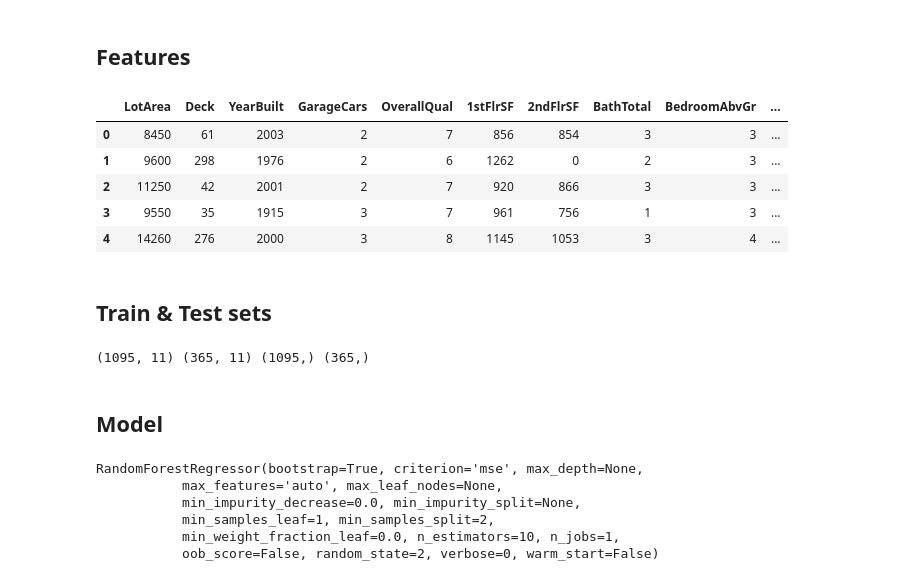
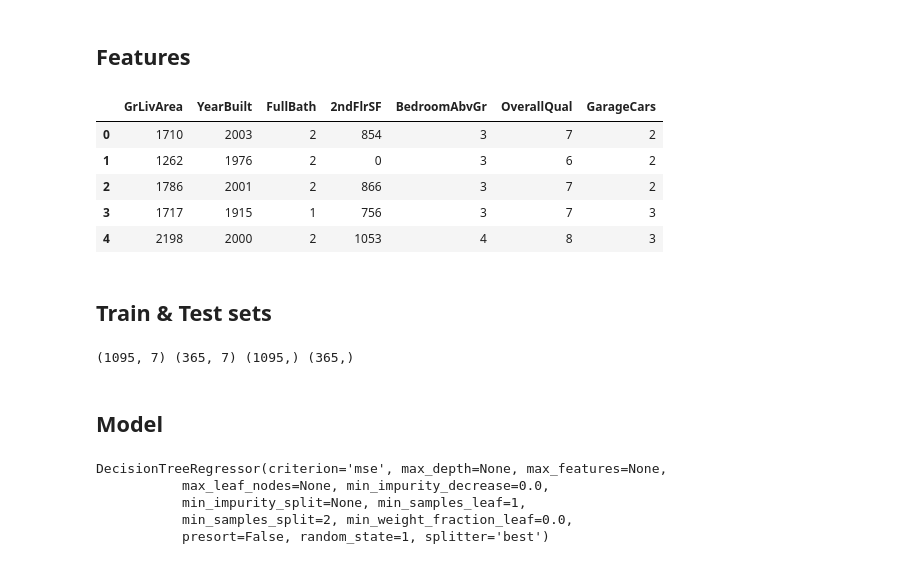
Before and after one commit to mkery/Verdant, a Jupyter notebook: notebooks_test/houses.ipynb, the cells around one changed output. Drawn from its saved outputs; the diff is of its cells as text; code cells hidden in the pictures.

```diff
--- a/notebooks_test/houses.ipynb
+++ b/notebooks_test/houses.ipynb
@@ -87,21 +58,17 @@ plt.show()
 # %% [markdown]
 ## Features
-# %%
-home_data["BathTotal"] = home_data["FullBath"] + home_data["HalfBath"]
-# %%
-home_data["Deck"] = home_data["WoodDeckSF"] + home_data["OpenPorchSF"] + home_data["ScreenPorch"]
 # %%
-home_features = ['LotArea', 'Deck', 'YearBuilt', 'GarageCars', 'OverallQual', '1stFlrSF', '2ndFlrSF', 'BathTotal', 'BedroomAbvGr', 'Fireplaces', 'TotRmsAbvGrd']
+home_features = ['GrLivArea', 'YearBuilt', 'FullBath', '2ndFlrSF', 'BedroomAbvGr', "OverallQual", "GarageCars" ]
 
 X = home_data[home_features]
 X.head()
 # %% [output]
-|  | LotArea | Deck | YearBuilt | GarageCars | OverallQual | 1stFlrSF | 2ndFlrSF | BathTotal | BedroomAbvGr | ... |
-| 0 | 8450 | 61 | 2003 | 2 | 7 | 856 | 854 | 3 | 3 | ... |
-| 1 | 9600 | 298 | 1976 | 2 | 6 | 1262 | 0 | 2 | 3 | ... |
-| 2 | 11250 | 42 | 2001 | 2 | 7 | 920 | 866 | 3 | 3 | ... |
-| 3 | 9550 | 35 | 1915 | 3 | 7 | 961 | 756 | 1 | 3 | ... |
-| 4 | 14260 | 276 | 2000 | 3 | 8 | 1145 | 1053 | 3 | 4 | ... |
+|  | GrLivArea | YearBuilt | FullBath | 2ndFlrSF | BedroomAbvGr | OverallQual | GarageCars |
+| 0 | 1710 | 2003 | 2 | 854 | 3 | 7 | 2 |
+| 1 | 1262 | 1976 | 2 | 0 | 3 | 6 | 2 |
+| 2 | 1786 | 2001 | 2 | 866 | 3 | 7 | 2 |
+| 3 | 1717 | 1915 | 1 | 756 | 3 | 7 | 3 |
+| 4 | 2198 | 2000 | 2 | 1053 | 4 | 8 | 3 |
 # %% [markdown]
 ## Train & Test sets
 # %%
@@ -111,25 +78,23 @@ from sklearn.model_selection import train_test_split
 train_X, val_X, train_y, val_y = train_test_split(X, Y, random_state = 0)
 print(train_X.shape, val_X.shape, train_y.shape, val_y.shape)
 # %% [output]
-(1095, 11) (365, 11) (1095,) (365,)
+(1095, 7) (365, 7) (1095,) (365,)
 # %% [markdown]
 ## Model
 # %%
 from sklearn.tree import DecisionTreeRegressor
-from sklearn.ensemble import RandomForestRegressor
 
 # the model
-house_model = RandomForestRegressor(random_state=2)
+house_model = DecisionTreeRegressor(random_state=1)
 
 # Fit model
 house_model.fit(train_X, train_y)
 # %% [output]
-RandomForestRegressor(bootstrap=True, criterion='mse', max_depth=None,
-           max_features='auto', max_leaf_nodes=None,
-           min_impurity_decrease=0.0, min_impurity_split=None,
-           min_samples_leaf=1, min_samples_split=2,
-           min_weight_fraction_leaf=0.0, n_estimators=10, n_jobs=1,
-           oob_score=False, random_state=2, verbose=0, warm_start=False)
+DecisionTreeRegressor(criterion='mse', max_depth=None, max_features=None,
+           max_leaf_nodes=None, min_impurity_decrease=0.0,
+           min_impurity_split=None, min_samples_leaf=1,
+           min_samples_split=2, min_weight_fraction_leaf=0.0,
+           presort=False, random_state=1, splitter='best')
 # %%
 from sklearn.metrics import mean_absolute_error
 
```
Also changed, not shown: parts of 10 cells of this notebook, 5 other files.
